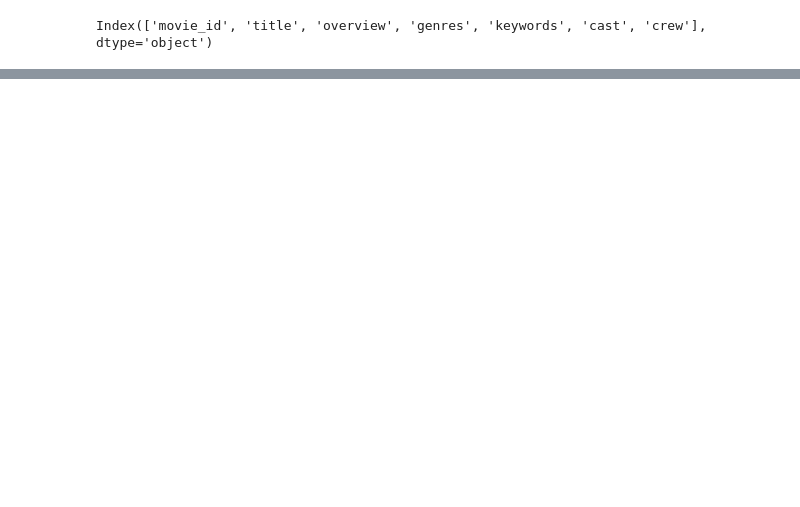
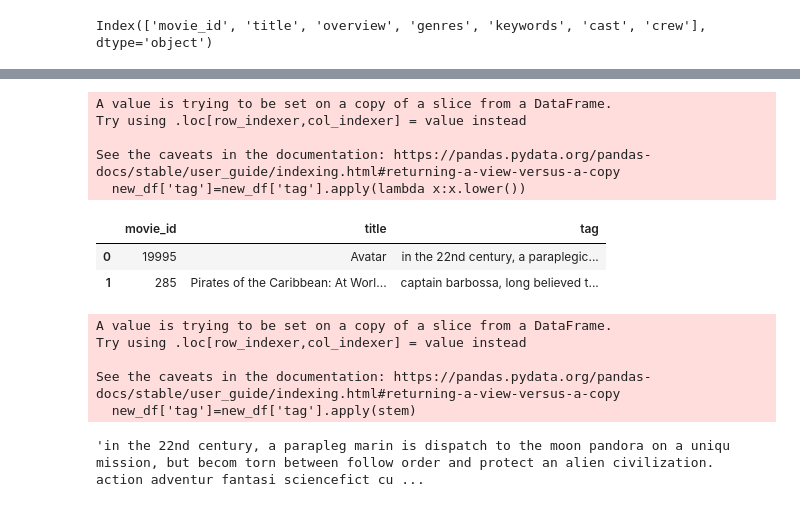
Before and after one commit to payal500/practice-series-, a Jupyter notebook: movie_recomendation.ipynb, the cells around one changed output, grey strips where cells are left out. Drawn from its saved outputs; the diff is of its cells as text; code cells hidden in the pictures; blank space fills up the shorter version.

```diff
--- a/movie_recomendation.ipynb
+++ b/movie_recomendation.ipynb
@@ -209,0 +246,13 @@ TypeError: Cannot broadcast np.ndarray with operand of type <class 'list'>
+# %%
+#converting data.tag into lower case
+new_df['tag']=new_df['tag'].apply(lambda x:x.lower())
+new_df.head(2)
+# %% [output]
+A value is trying to be set on a copy of a slice from a DataFrame.
+Try using .loc[row_indexer,col_indexer] = value instead
+
+See the caveats in the documentation: https://pandas.pydata.org/pandas-docs/stable/user_guide/indexing.html#returning-a-view-versus-a-copy
+  new_df['tag']=new_df['tag'].apply(lambda x:x.lower())
+|  | movie_id | title | tag |
+| 0 | 19995 | Avatar | in the 22nd century, a paraplegic... |
+| 1 | 285 | Pirates of the Caribbean: At Worl... | captain barbossa, long believed t... |
@@ -209,0 +269,12 @@ TypeError: Cannot broadcast np.ndarray with operand of type <class 'list'>
+# %%
+new_df['tag']=new_df['tag'].apply(stem)
+# %% [output]
+A value is trying to be set on a copy of a slice from a DataFrame.
+Try using .loc[row_indexer,col_indexer] = value instead
+
+See the caveats in the documentation: https://pandas.pydata.org/pandas-docs/stable/user_guide/indexing.html#returning-a-view-versus-a-copy
+  new_df['tag']=new_df['tag'].apply(stem)
+# %%
+new_df['tag'][0]
+# %% [output]
+'in the 22nd century, a parapleg marin is dispatch to the moon pandora on a uniqu mission, but becom torn between follow order and protect an alien civilization. action adventur fantasi sciencefict cu ...
```
Also changed, not shown: parts of 20 cells of this notebook.
